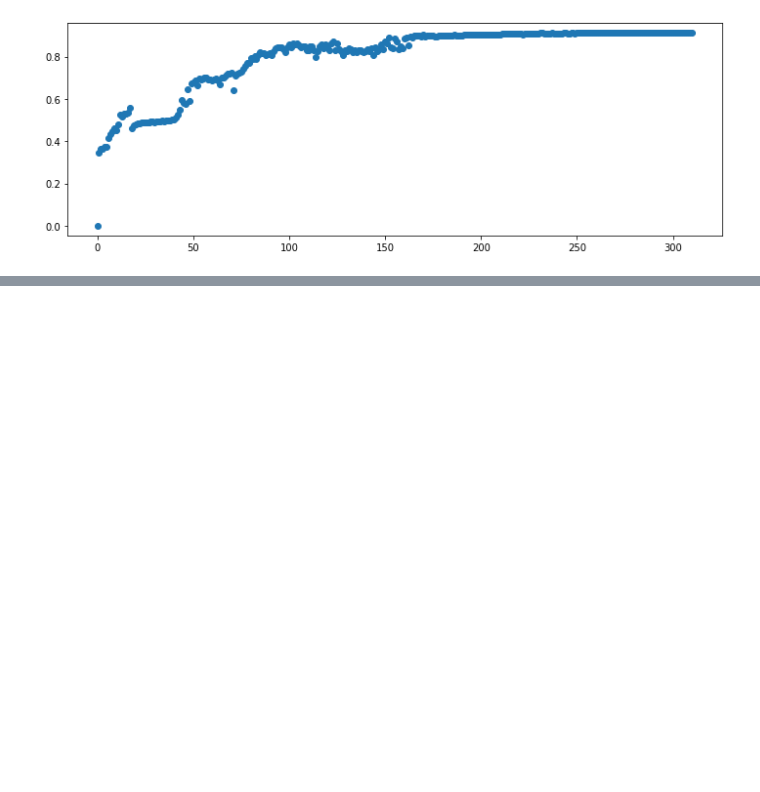
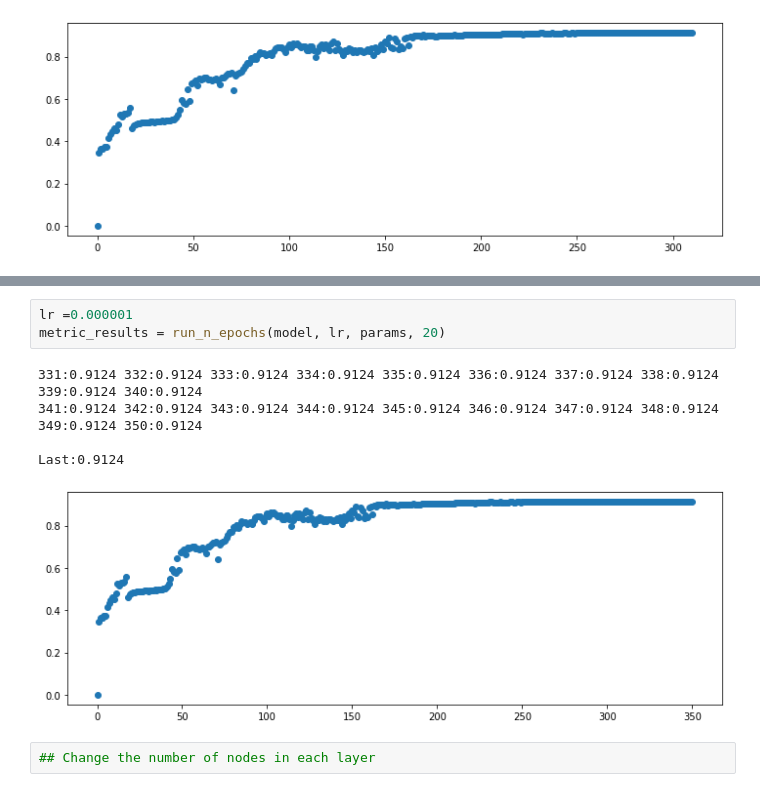
Before and after one commit to Aravinda89/fastai_bootcamp, a Jupyter notebook: BC2_1_MNIST_scratch.ipynb, the cells around one changed output, grey strips where cells are left out. Cells and saved outputs as stored; diff of their text form; blank space fills up the shorter version.

```diff
--- a/BC2_1_MNIST_scratch.ipynb
+++ b/BC2_1_MNIST_scratch.ipynb
@@ -755,0 +765,11 @@ Last:0.9124
+# %%
+lr =0.000001
+metric_results = run_n_epochs(model, lr, params, 20)
+# %% [output]
+331:0.9124 332:0.9124 333:0.9124 334:0.9124 335:0.9124 336:0.9124 337:0.9124 338:0.9124 339:0.9124 340:0.9124
+341:0.9124 342:0.9124 343:0.9124 344:0.9124 345:0.9124 346:0.9124 347:0.9124 348:0.9124 349:0.9124 350:0.9124
+
+Last:0.9124
+[figure, added]
+# %%
+## Change the number of nodes in each layer
```
Also changed, not shown: parts of 16 cells of this notebook.
